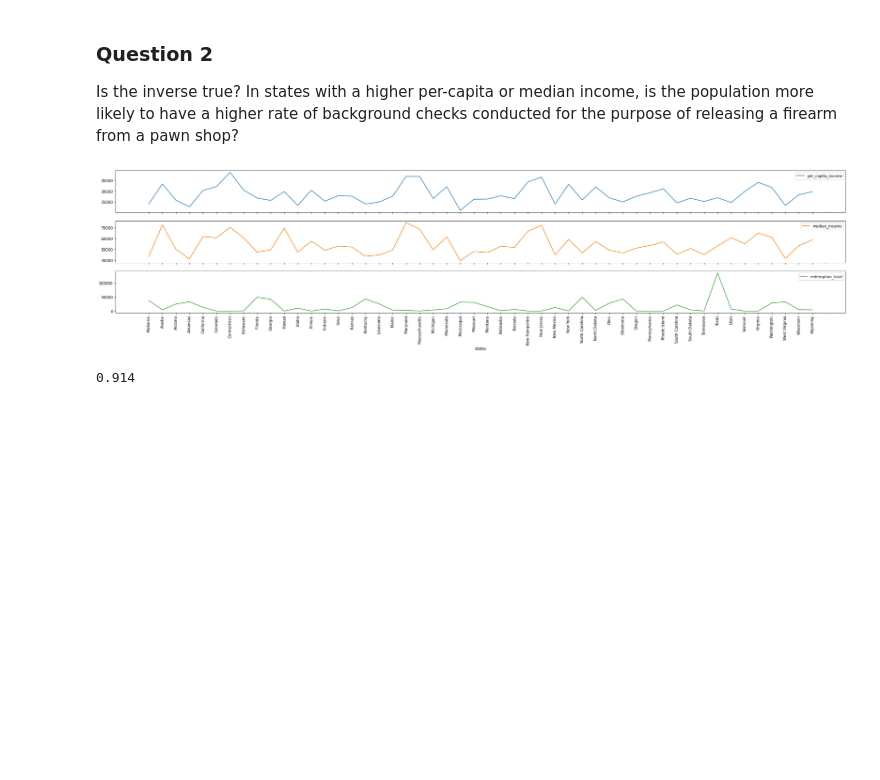
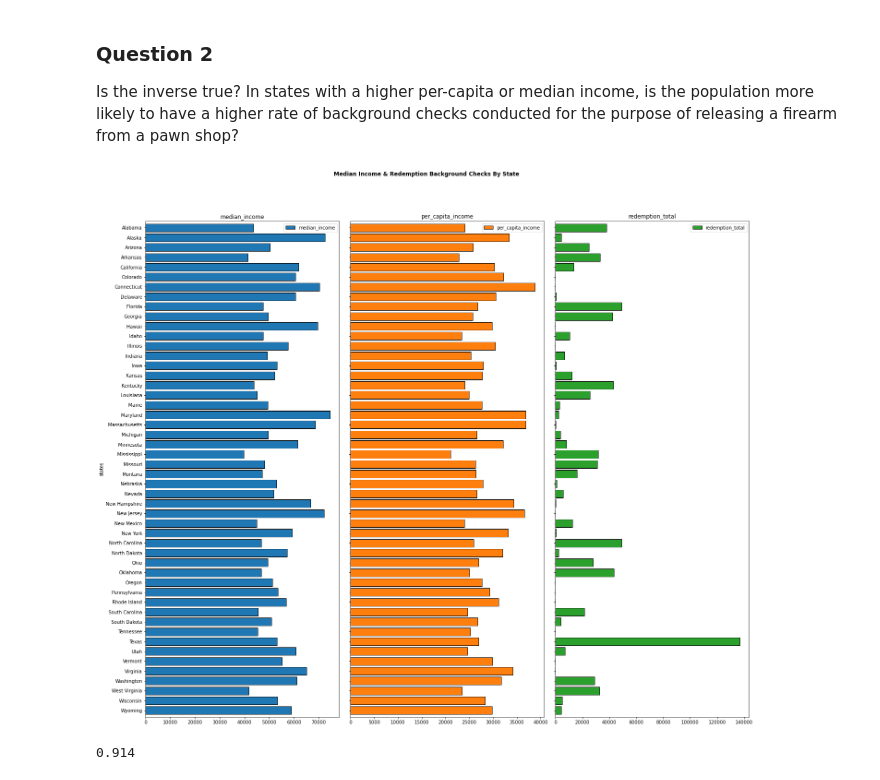
Before and after one commit to jnilso/NICS-Census, a Jupyter notebook: NICS-Census.ipynb, the cells around one changed output. Cells and saved outputs as stored; diff of their text form; code cells hidden in the pictures; blank space fills up the shorter version.

```diff
--- a/NICS-Census.ipynb
+++ b/NICS-Census.ipynb
@@ -354,12 +359,17 @@ This r value indicates that there is a moderate positive correlation between the
 # %% [markdown]
 ### Question 2
 Is the inverse true? In states with a higher per-capita or median income, is the population more likely to have a higher rate of background checks conducted for the purpose of releasing a firearm from a pawn shop?
-# %%
-df_combined.plot(y=['per_capita_income', 'median_income', 'redemption_total'], subplots=True, sharex=True, figsize=(35, 7))
-plt.xticks(range(0, len(df_combined.index)), df_combined.index, rotation='vertical')
-plt.show()
-# %% [output]
-[figure, removed]
+# %%
+# generate plots for median_income and redemption_total
+df_combined.plot.barh(y=['median_income', 'per_capita_income', 'redemption_total'], subplots=True, layout=[1,3], sharex=False, sharey=True,
+                      figsize=(20,16), edgecolor='black', width=0.8)
+plt.suptitle('Median Income & Redemption Background Checks by state'.title(), y=1.05, weight='bold')
+ax = plt.gca()
+ax.invert_yaxis()
+plt.tight_layout()
+plt.show()
+# %% [output]
+[figure, added]
 # %%
 basicCorrelation(df_combined, 'median_income', 'per_capita_income')
 # %% [output]
```
Also changed, not shown: parts of 4 cells of this notebook.
